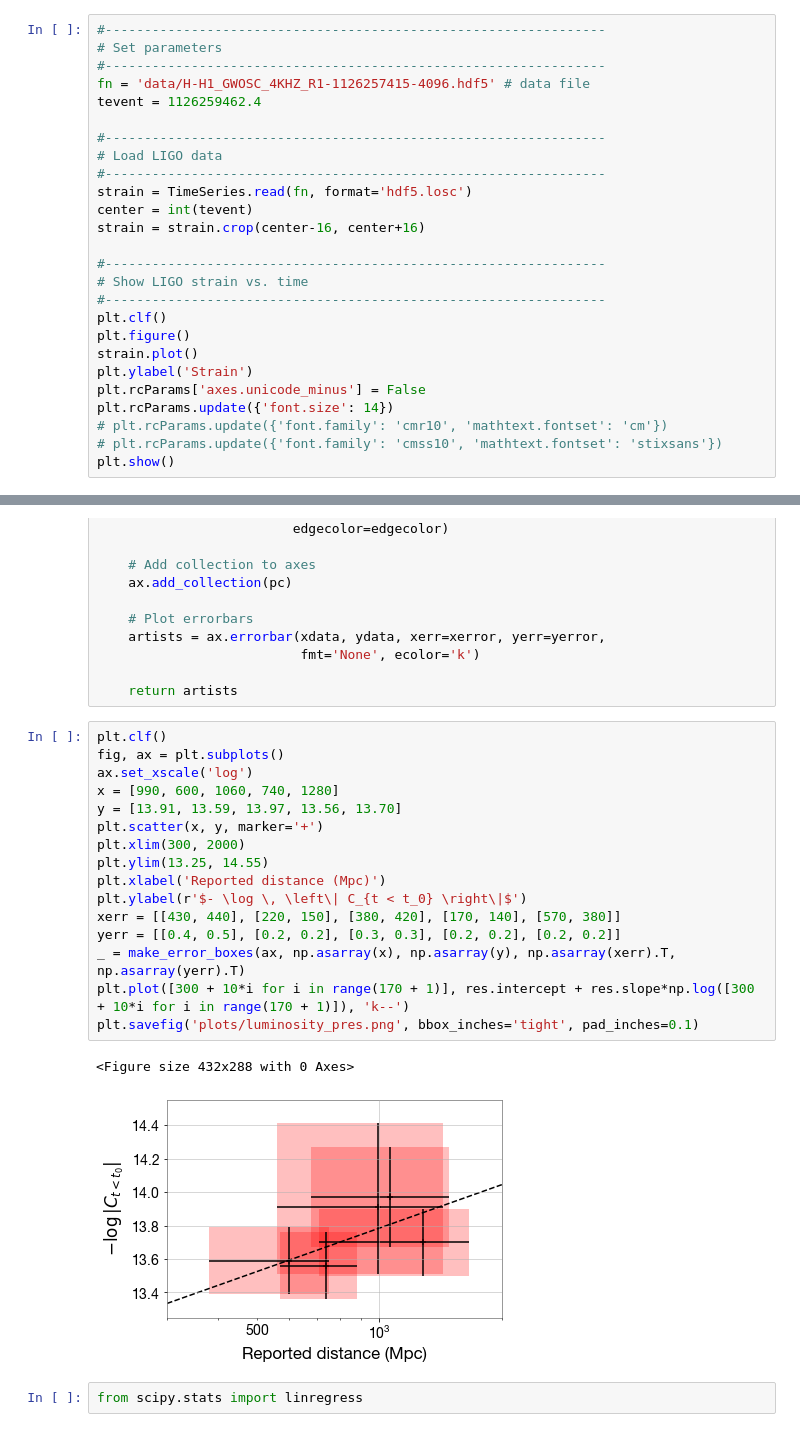
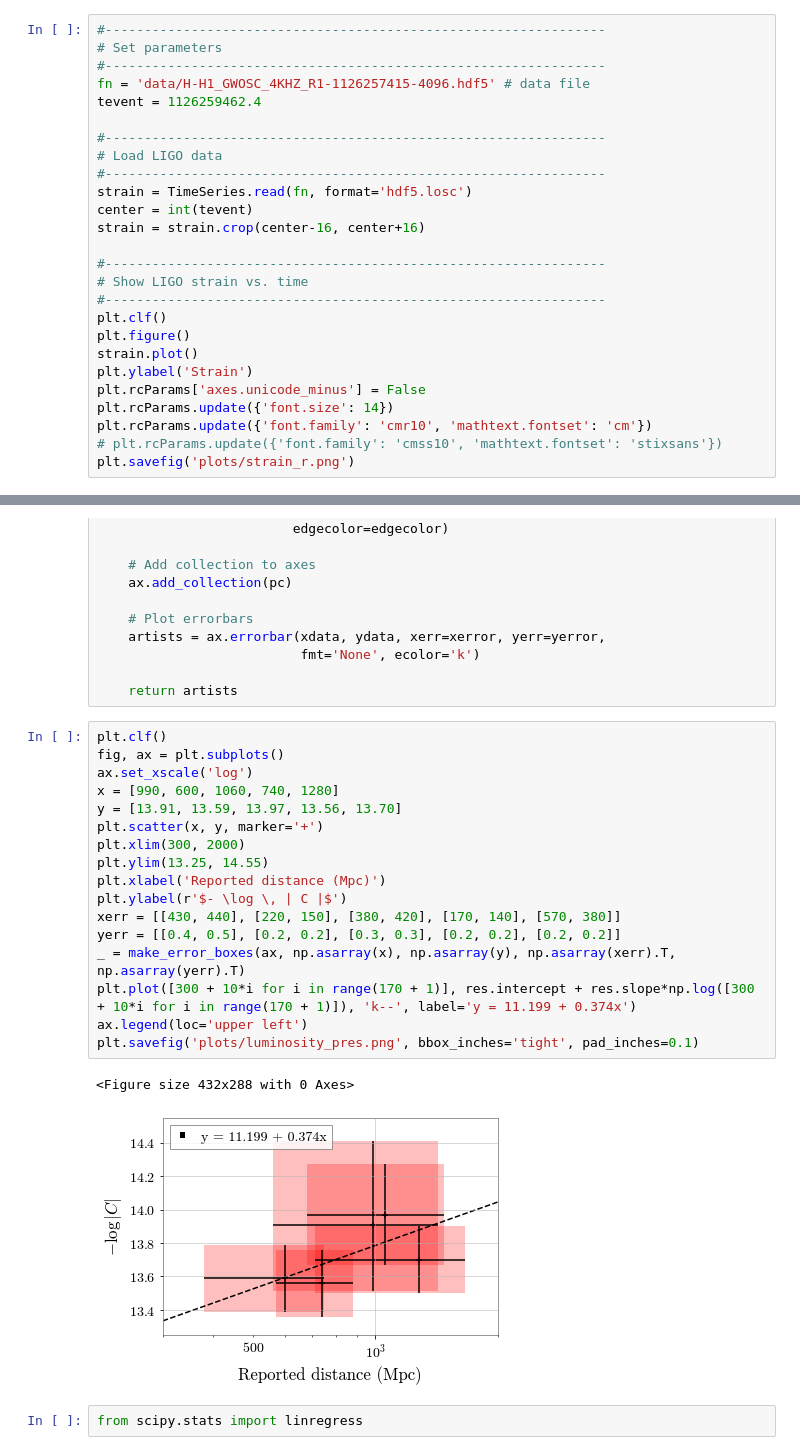
Before and after one commit to reionize/jlab, a Jupyter notebook: ligo/piecewise-fit.ipynb, the cells around one changed output, grey strips where cells are left out. Cells and saved outputs as stored; diff of their text form.

```diff
--- a/ligo/piecewise-fit.ipynb
+++ b/ligo/piecewise-fit.ipynb
@@ -37,7 +37,7 @@ strain.plot()
 plt.ylabel('Strain')
 plt.rcParams['axes.unicode_minus'] = False
 plt.rcParams.update({'font.size': 14})
-# plt.rcParams.update({'font.family': 'cmr10', 'mathtext.fontset': 'cm'})
+plt.rcParams.update({'font.family': 'cmr10', 'mathtext.fontset': 'cm'})
 # plt.rcParams.update({'font.family': 'cmss10', 'mathtext.fontset': 'stixsans'})
-plt.show()
+plt.savefig('plots/strain_r.png')
 # %% [output]
@@ -312,22 +311,23 @@ def make_error_boxes(ax, xdata, ydata, xerror, yerror, facecolor='r',
 # %%
 plt.clf()
 fig, ax = plt.subplots()
 ax.set_xscale('log')
 x = [990, 600, 1060, 740, 1280]
 y = [13.91, 13.59, 13.97, 13.56, 13.70]
 plt.scatter(x, y, marker='+')
 plt.xlim(300, 2000)
 plt.ylim(13.25, 14.55)
 plt.xlabel('Reported distance (Mpc)')
-plt.ylabel(r'$- \log \, \left\| C_{t < t_0} \right\|$')
+plt.ylabel(r'$- \log \, | C |$')
 xerr = [[430, 440], [220, 150], [380, 420], [170, 140], [570, 380]]
 yerr = [[0.4, 0.5], [0.2, 0.2], [0.3, 0.3], [0.2, 0.2], [0.2, 0.2]]
 _ = make_error_boxes(ax, np.asarray(x), np.asarray(y), np.asarray(xerr).T, np.asarray(yerr).T)
-plt.plot([300 + 10*i for i in range(170 + 1)], res.intercept + res.slope*np.log([300 + 10*i for i in range(170 + 1)]), 'k--')
+plt.plot([300 + 10*i for i in range(170 + 1)], res.intercept + res.slope*np.log([300 + 10*i for i in range(170 + 1)]), 'k--', label='y = 11.199 + 0.374x')
+ax.legend(loc='upper left')
 plt.savefig('plots/luminosity_pres.png', bbox_inches='tight', pad_inches=0.1)
 # %% [output]
 <Figure size 432x288 with 0 Axes>
-[figure, old version]
+[figure, new version]
 # %%
 from scipy.stats import linregress
 # %%
```
Also changed, not shown: parts of 7 cells of this notebook, 18 other files.
